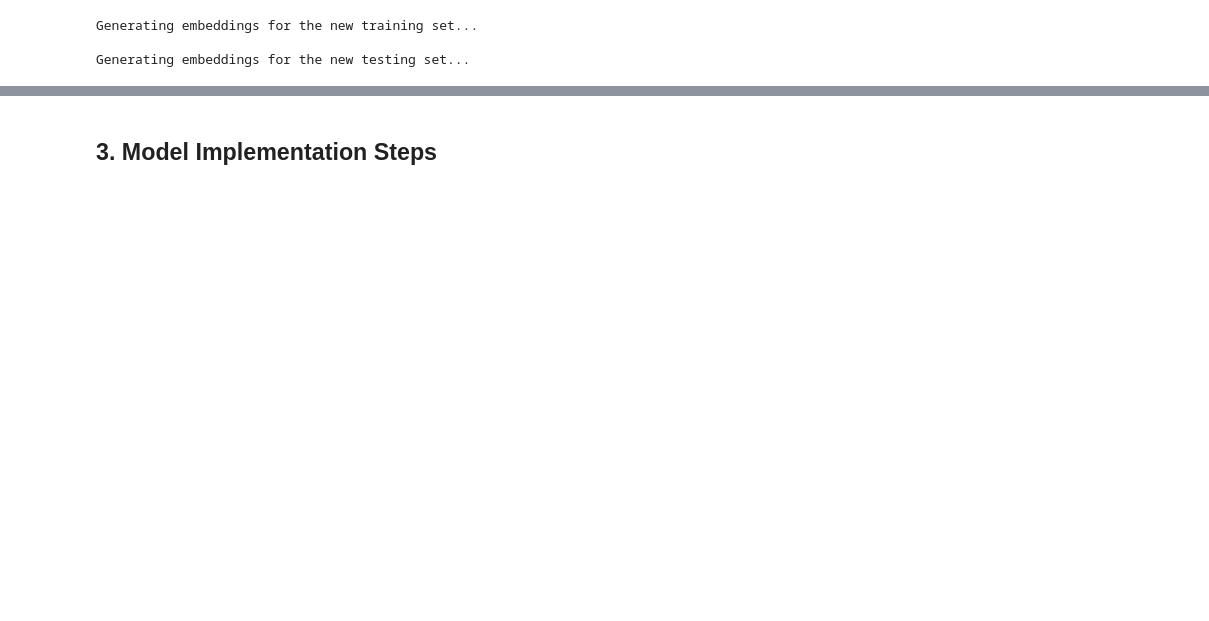
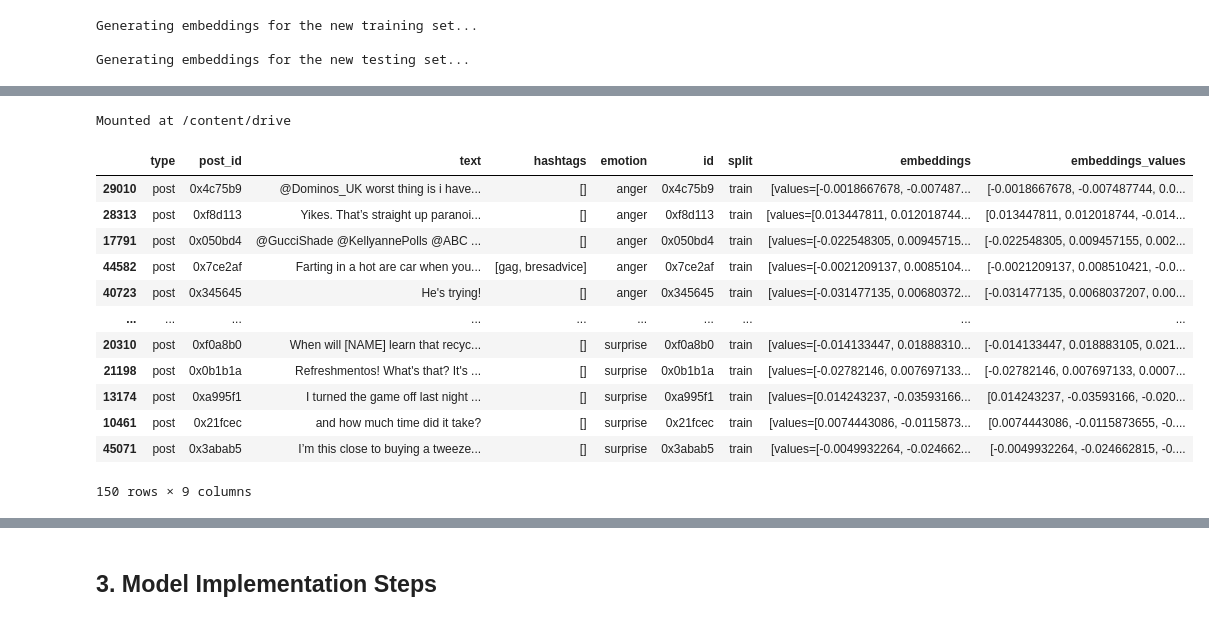
Before and after one commit to Harleycc-wyw/DM2025-Lab2-Exercise, a Jupyter notebook: DM2025-Lab2-Homework.ipynb, the cells around one changed output, grey strips where cells are left out. Saved outputs shown, nothing was run; the diff lists cells and outputs as text; code cells hidden in the pictures; blank space fills up the shorter version.

```diff
--- a/DM2025-Lab2-Homework.ipynb
+++ b/DM2025-Lab2-Homework.ipynb
@@ -421,3 +417,24 @@ Mounted at /content/drive
+# %%
+from google.colab import drive
+drive.mount('/content/drive')
+# %% [output]
+Mounted at /content/drive
 # %%
 train_df_new = pd.read_pickle("/content/drive/MyDrive/train_df_sample_embeddings_kaggle.pkl")
 test_df_new = pd.read_pickle("/content/drive/MyDrive/test_df_sample_embeddings_kaggle.pkl")
+# %%
+train_df_new
+# %% [output]
+|  | type | post_id | text | hashtags | emotion | id | split | embeddings | embeddings_values |
+| 29010 | post | 0x4c75b9 | @Dominos_UK worst thing is i have... | [] | anger | 0x4c75b9 | train | [values=[-0.0018667678, -0.007487... | [-0.0018667678, -0.007487744, 0.0... |
+| 28313 | post | 0xf8d113 | Yikes. That’s straight up paranoi... | [] | anger | 0xf8d113 | train | [values=[0.013447811, 0.012018744... | [0.013447811, 0.012018744, -0.014... |
+| 17791 | post | 0x050bd4 | @GucciShade @KellyannePolls @ABC ... | [] | anger | 0x050bd4 | train | [values=[-0.022548305, 0.00945715... | [-0.022548305, 0.009457155, 0.002... |
+| 44582 | post | 0x7ce2af | Farting in a hot are car when you... | [gag, bresadvice] | anger | 0x7ce2af | train | [values=[-0.0021209137, 0.0085104... | [-0.0021209137, 0.008510421, -0.0... |
+| 40723 | post | 0x345645 | He's trying! | [] | anger | 0x345645 | train | [values=[-0.031477135, 0.00680372... | [-0.031477135, 0.0068037207, 0.00... |
+| ... | ... | ... | ... | ... | ... | ... | ... | ... | ... |
+| 20310 | post | 0xf0a8b0 | When will [NAME] learn that recyc... | [] | surprise | 0xf0a8b0 | train | [values=[-0.014133447, 0.01888310... | [-0.014133447, 0.018883105, 0.021... |
+| 21198 | post | 0x0b1b1a | Refreshmentos! What's that? It's ... | [] | surprise | 0x0b1b1a | train | [values=[-0.02782146, 0.007697133... | [-0.02782146, 0.007697133, 0.0007... |
+| 13174 | post | 0xa995f1 | I turned the game off last night ... | [] | surprise | 0xa995f1 | train | [values=[0.014243237, -0.03593166... | [0.014243237, -0.03593166, -0.020... |
+| 10461 | post | 0x21fcec | and how much time did it take? | [] | surprise | 0x21fcec | train | [values=[0.0074443086, -0.0115873... | [0.0074443086, -0.0115873655, -0.... |
+| 45071 | post | 0x3abab5 | I’m this close to buying a tweeze... | [] | surprise | 0x3abab5 | train | [values=[-0.0049932264, -0.024662... | [-0.0049932264, -0.024662815, -0.... |
+150 rows × 9 columns
```
Also changed, not shown: parts of 35 cells of this notebook.
